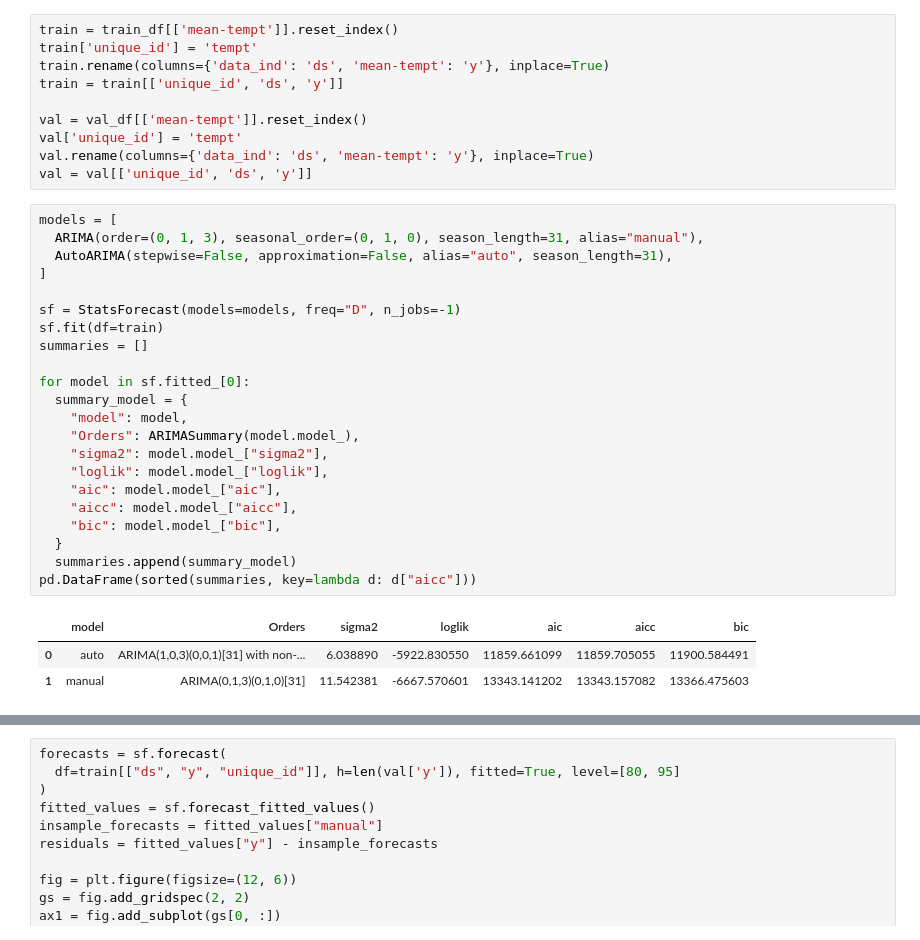
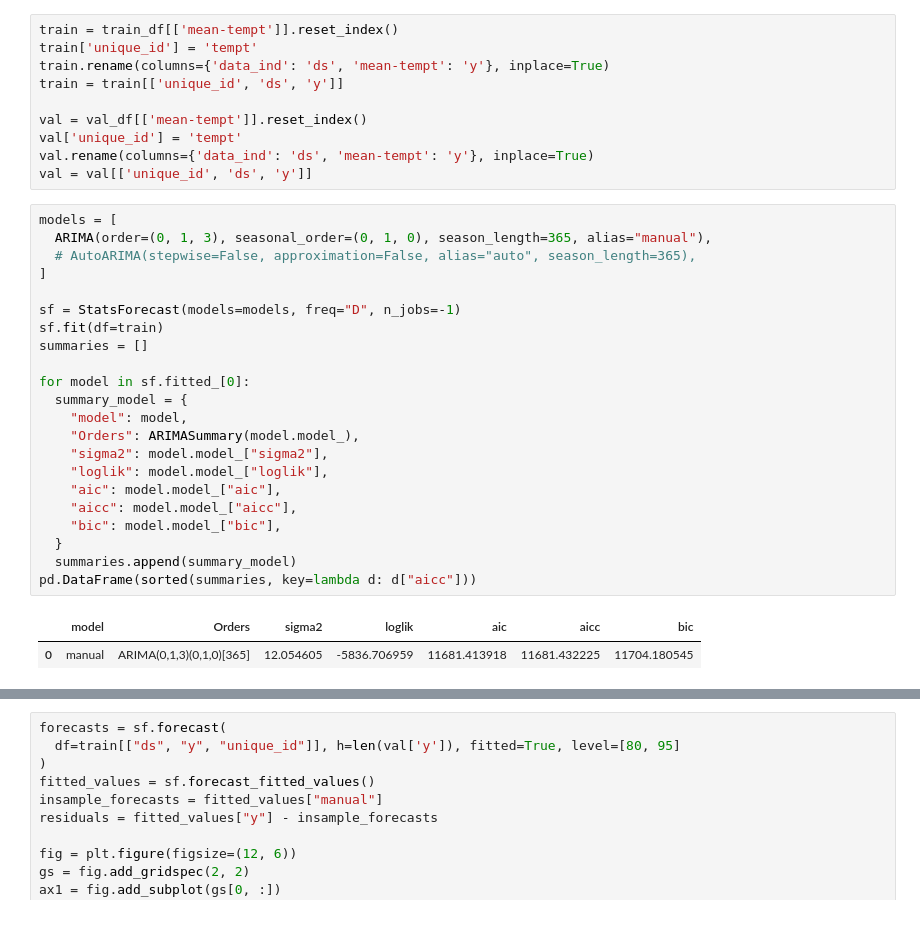
Before and after one commit to HannaHalka/Time-Series, a Jupyter notebook: Ass6/Assignment6.ipynb, the cells around one changed output, grey strips where cells are left out. Drawn from its saved outputs; the diff is of its cells as text.

```diff
--- a/Ass6/Assignment6.ipynb
+++ b/Ass6/Assignment6.ipynb
@@ -92,27 +92,26 @@ val.rename(columns={'data_ind': 'ds', 'mean-tempt': 'y'}, inplace=True)
 val = val[['unique_id', 'ds', 'y']]
 # %%
 models = [
-  ARIMA(order=(0, 1, 3), seasonal_order=(0, 1, 0), season_length=31, alias="manual"),
-  AutoARIMA(stepwise=False, approximation=False, alias="auto", season_length=31),
+  ARIMA(order=(0, 1, 3), seasonal_order=(0, 1, 0), season_length=365, alias="manual"),
+  # AutoARIMA(stepwise=False, approximation=False, alias="auto", season_length=365),
 ]
 
 sf = StatsForecast(models=models, freq="D", n_jobs=-1)
 sf.fit(df=train)
 summaries = []
 
 for model in sf.fitted_[0]:
   summary_model = {
     "model": model,
     "Orders": ARIMASummary(model.model_),
     "sigma2": model.model_["sigma2"],
     "loglik": model.model_["loglik"],
     "aic": model.model_["aic"],
     "aicc": model.model_["aicc"],
     "bic": model.model_["bic"],
   }
   summaries.append(summary_model)
 pd.DataFrame(sorted(summaries, key=lambda d: d["aicc"]))
 # %% [output]
 |  | model | Orders | sigma2 | loglik | aic | aicc | bic |
-| 0 | auto | ARIMA(1,0,3)(0,0,1)[31] with non-... | 6.038890 | -5922.830550 | 11859.661099 | 11859.705055 | 11900.584491 |
-| 1 | manual | ARIMA(0,1,3)(0,1,0)[31] | 11.542381 | -6667.570601 | 13343.141202 | 13343.157082 | 13366.475603 |
+| 0 | manual | ARIMA(0,1,3)(0,1,0)[365] | 12.054605 | -5836.706959 | 11681.413918 | 11681.432225 | 11704.180545 |
```
Also changed, not shown: parts of 1 cell of this notebook, 5 other files.
